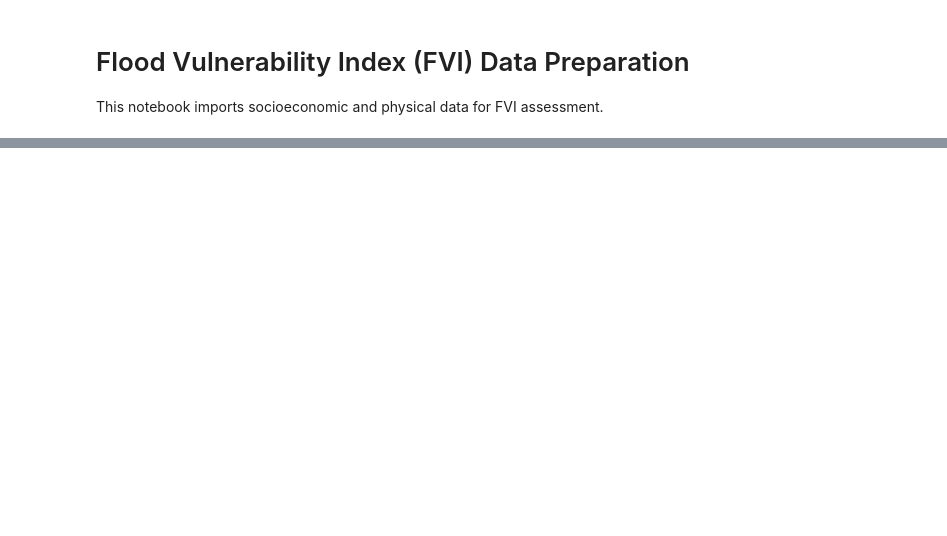
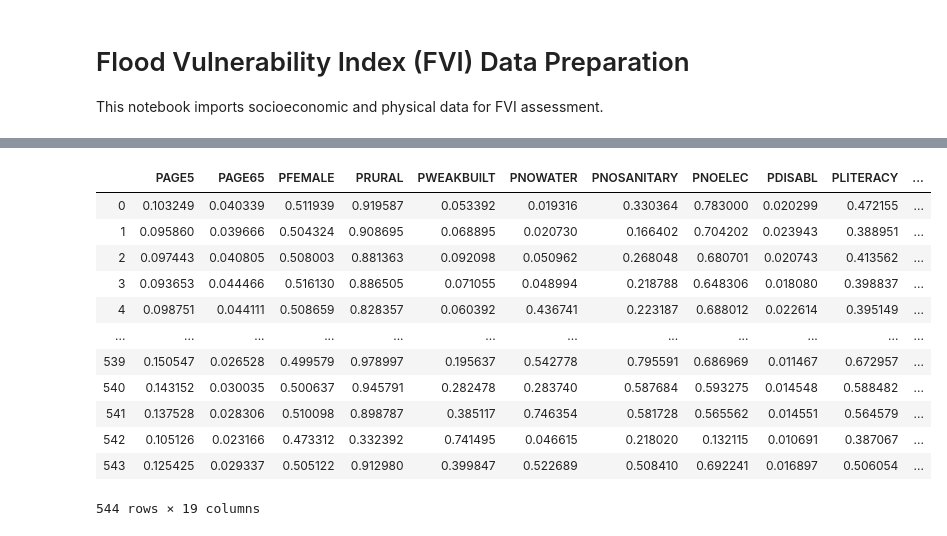
Before and after one commit to gnodnooh/VulnRiskImpact-BGD, a Jupyter notebook: FVI_DataPreparation.ipynb, the cells around one changed output, grey strips where cells are left out. Drawn from its saved outputs; the diff is of its cells as text; code cells hidden in the pictures; blank space fills up the shorter version.

```diff
--- a/FVI_DataPreparation.ipynb
+++ b/FVI_DataPreparation.ipynb
@@ -151,0 +139,31 @@ if not os.path.isfile(fn):
+# %%
+from tabula import read_pdf
+
+# Poverty
+# Read PDF document and obtain data
+df = read_pdf('./data/socioecon/Bangladesh_ZilaUpazila_pov_est_2010.pdf',
+             pages=list(range(3,13)), multiple_tables=False,
+             pandas_options={'header': None, 'skiprows':2})
+df.columns = ['zl-code','zila-name','UID4','upz-name','PPOOREXTR','PPOOR']
+df = df.drop(['zl-code','zila-name','upz-name'], axis=1)
+# Here we use only 4 upazila code to match with census UID, since all 4 digits are unique! Which means
+assert len(np.unique(census.index % 10000)) == len(np.unique(df['UID4']))
+# Sorting by UID4
+df = df.set_index('UID4').sort_index()
+# Merging
+# %%
+census.merge(df, on='UID4')
+# %% [output]
+|  | PAGE5 | PAGE65 | PFEMALE | PRURAL | PWEAKBUILT | PNOWATER | PNOSANITARY | PNOELEC | PDISABL | PLITERACY | ... |
+| 0 | 0.103249 | 0.040339 | 0.511939 | 0.919587 | 0.053392 | 0.019316 | 0.330364 | 0.783000 | 0.020299 | 0.472155 | ... |
+| 1 | 0.095860 | 0.039666 | 0.504324 | 0.908695 | 0.068895 | 0.020730 | 0.166402 | 0.704202 | 0.023943 | 0.388951 | ... |
+| 2 | 0.097443 | 0.040805 | 0.508003 | 0.881363 | 0.092098 | 0.050962 | 0.268048 | 0.680701 | 0.020743 | 0.413562 | ... |
+| 3 | 0.093653 | 0.044466 | 0.516130 | 0.886505 | 0.071055 | 0.048994 | 0.218788 | 0.648306 | 0.018080 | 0.398837 | ... |
+| 4 | 0.098751 | 0.044111 | 0.508659 | 0.828357 | 0.060392 | 0.436741 | 0.223187 | 0.688012 | 0.022614 | 0.395149 | ... |
+| ... | ... | ... | ... | ... | ... | ... | ... | ... | ... | ... | ... |
+| 539 | 0.150547 | 0.026528 | 0.499579 | 0.978997 | 0.195637 | 0.542778 | 0.795591 | 0.686969 | 0.011467 | 0.672957 | ... |
+| 540 | 0.143152 | 0.030035 | 0.500637 | 0.945791 | 0.282478 | 0.283740 | 0.587684 | 0.593275 | 0.014548 | 0.588482 | ... |
+| 541 | 0.137528 | 0.028306 | 0.510098 | 0.898787 | 0.385117 | 0.746354 | 0.581728 | 0.565562 | 0.014551 | 0.564579 | ... |
+| 542 | 0.105126 | 0.023166 | 0.473312 | 0.332392 | 0.741495 | 0.046615 | 0.218020 | 0.132115 | 0.010691 | 0.387067 | ... |
+| 543 | 0.125425 | 0.029337 | 0.505122 | 0.912980 | 0.399847 | 0.522689 | 0.508410 | 0.692241 | 0.016897 | 0.506054 | ... |
+544 rows × 19 columns
```
Also changed, not shown: parts of 8 cells of this notebook.
